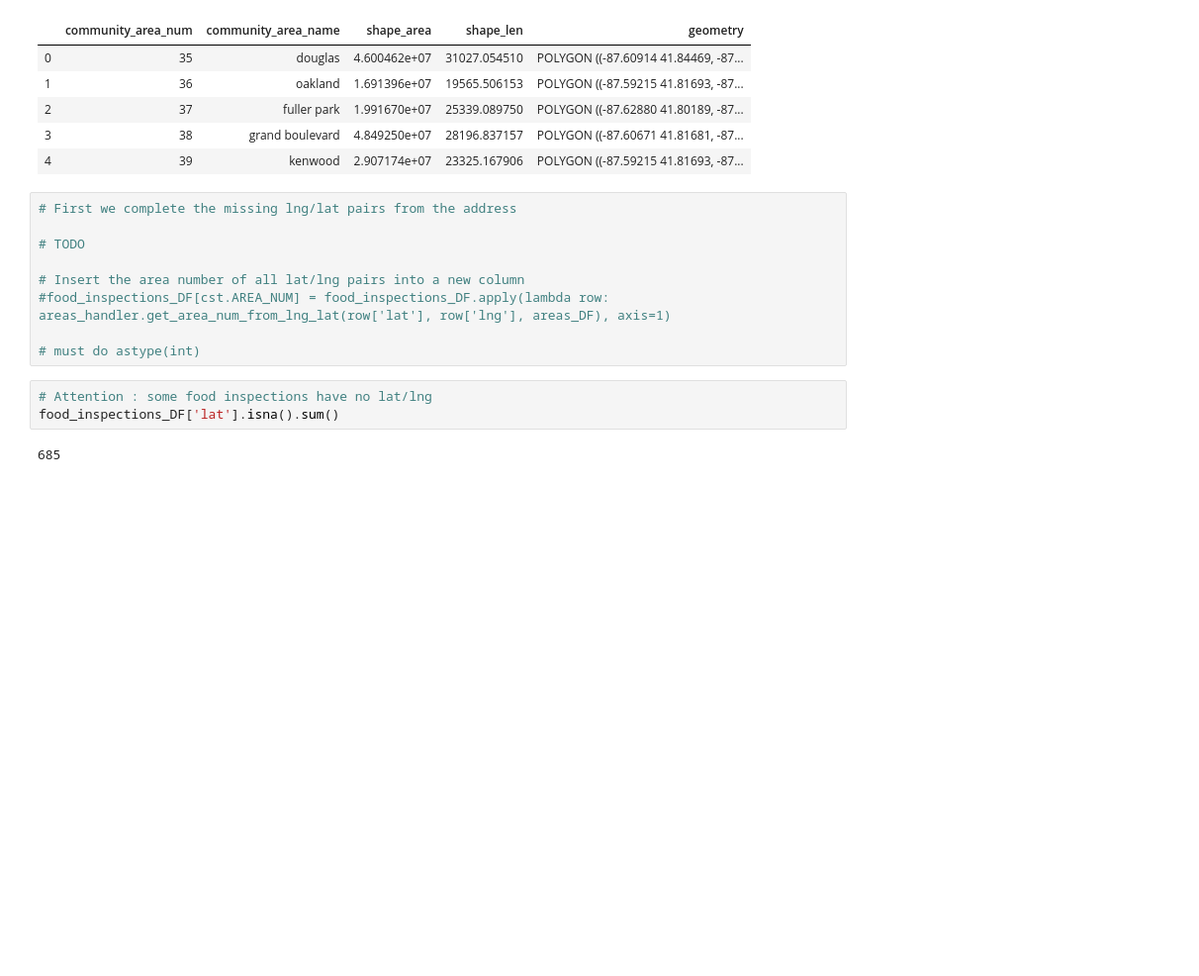
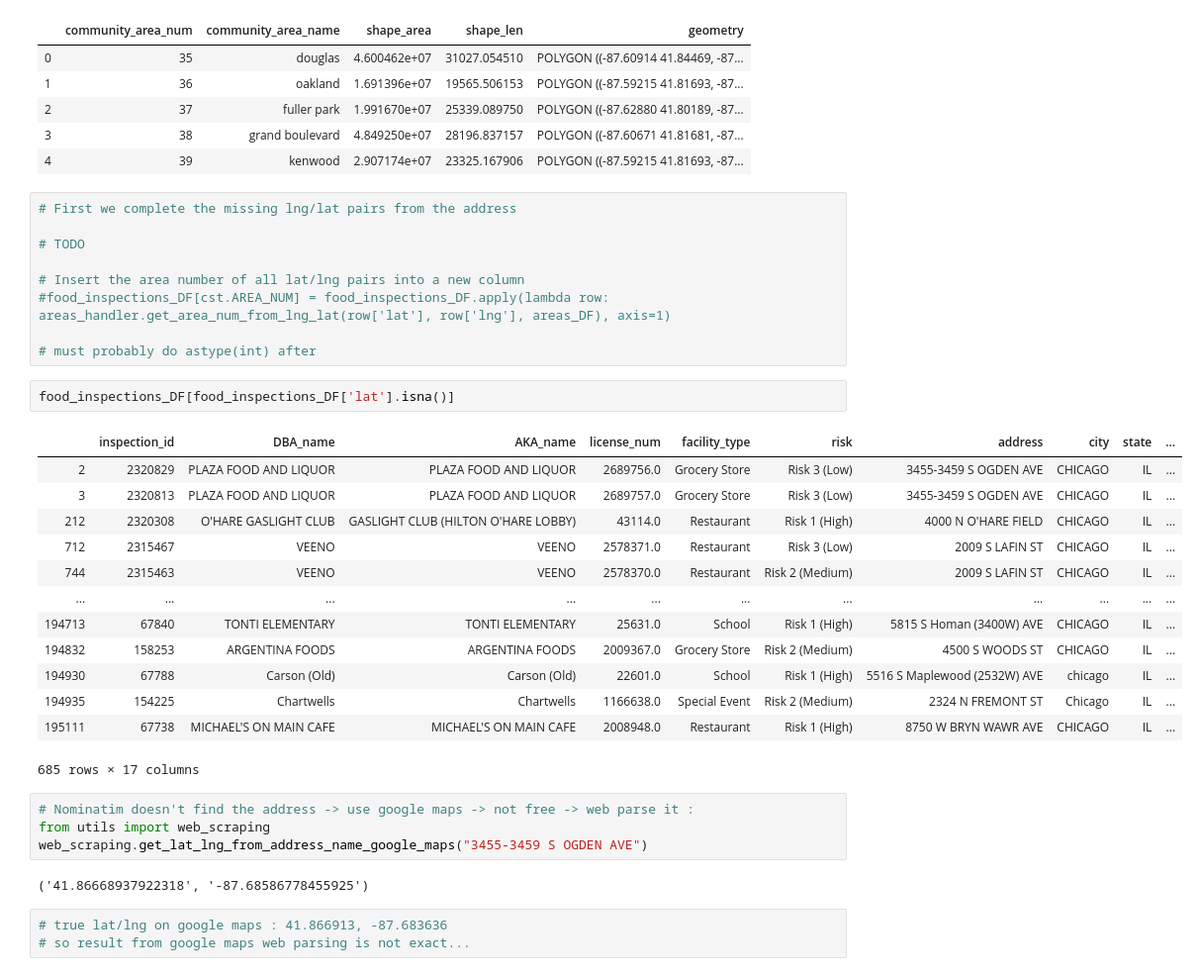
Before and after one commit to wiedeflo/ADAProject, a Jupyter notebook: src/project.ipynb, the cells around one changed output. Shown at 99% size. Drawn from its saved outputs; the diff is of its cells as text; blank space fills up the shorter version.

Commit message:
web scraping to retrieve lng lat of address using google maps

```diff
--- a/src/project.ipynb
+++ b/src/project.ipynb
@@ -132,9 +131,29 @@ areas_DF.head()
 # Insert the area number of all lat/lng pairs into a new column
 #food_inspections_DF[cst.AREA_NUM] = food_inspections_DF.apply(lambda row: areas_handler.get_area_num_from_lng_lat(row['lat'], row['lng'], areas_DF), axis=1)
 
-# must do astype(int)
+# must probably do astype(int) after
-# %%
-# Attention : some food inspections have no lat/lng
-food_inspections_DF['lat'].isna().sum()
-# %% [output]
-685
+# %%
+food_inspections_DF[food_inspections_DF['lat'].isna()]
+# %% [output]
+|  | inspection_id | DBA_name | AKA_name | license_num | facility_type | risk | address | city | state | ... |
+| 2 | 2320829 | PLAZA FOOD AND LIQUOR | PLAZA FOOD AND LIQUOR | 2689756.0 | Grocery Store | Risk 3 (Low) | 3455-3459 S OGDEN AVE | CHICAGO | IL | ... |
+| 3 | 2320813 | PLAZA FOOD AND LIQUOR | PLAZA FOOD AND LIQUOR | 2689757.0 | Grocery Store | Risk 3 (Low) | 3455-3459 S OGDEN AVE | CHICAGO | IL | ... |
+| 212 | 2320308 | O'HARE GASLIGHT CLUB | GASLIGHT CLUB (HILTON O'HARE LOBBY) | 43114.0 | Restaurant | Risk 1 (High) | 4000 N O'HARE FIELD | CHICAGO | IL | ... |
+| 712 | 2315467 | VEENO | VEENO | 2578371.0 | Restaurant | Risk 3 (Low) | 2009 S LAFIN ST | CHICAGO | IL | ... |
+| 744 | 2315463 | VEENO | VEENO | 2578370.0 | Restaurant | Risk 2 (Medium) | 2009 S LAFIN ST | CHICAGO | IL | ... |
+| ... | ... | ... | ... | ... | ... | ... | ... | ... | ... | ... |
+| 194713 | 67840 | TONTI ELEMENTARY | TONTI ELEMENTARY | 25631.0 | School | Risk 1 (High) | 5815 S Homan (3400W) AVE | CHICAGO | IL | ... |
+| 194832 | 158253 | ARGENTINA FOODS | ARGENTINA FOODS | 2009367.0 | Grocery Store | Risk 2 (Medium) | 4500 S WOODS ST | CHICAGO | IL | ... |
+| 194930 | 67788 | Carson (Old) | Carson (Old) | 22601.0 | School | Risk 1 (High) | 5516 S Maplewood (2532W) AVE | chicago | IL | ... |
+| 194935 | 154225 | Chartwells | Chartwells | 1166638.0 | Special Event | Risk 2 (Medium) | 2324 N FREMONT ST | Chicago | IL | ... |
+| 195111 | 67738 | MICHAEL'S ON MAIN CAFE | MICHAEL'S ON MAIN CAFE | 2008948.0 | Restaurant | Risk 1 (High) | 8750 W BRYN WAWR AVE | CHICAGO | IL | ... |
+685 rows × 17 columns
+# %%
+# Nominatim doesn't find the address -> use google maps -> not free -> web parse it :
+from utils import web_scraping
+web_scraping.get_lat_lng_from_address_name_google_maps("3455-3459 S OGDEN AVE")
+# %% [output]
+('41.86668937922318', '-87.68586778455925')
+# %%
+# true lat/lng on google maps : 41.866913, -87.683636
+# so result from google maps web parsing is not exact...
```
Also changed, not shown: parts of 6 cells of this notebook, 1 other file.
